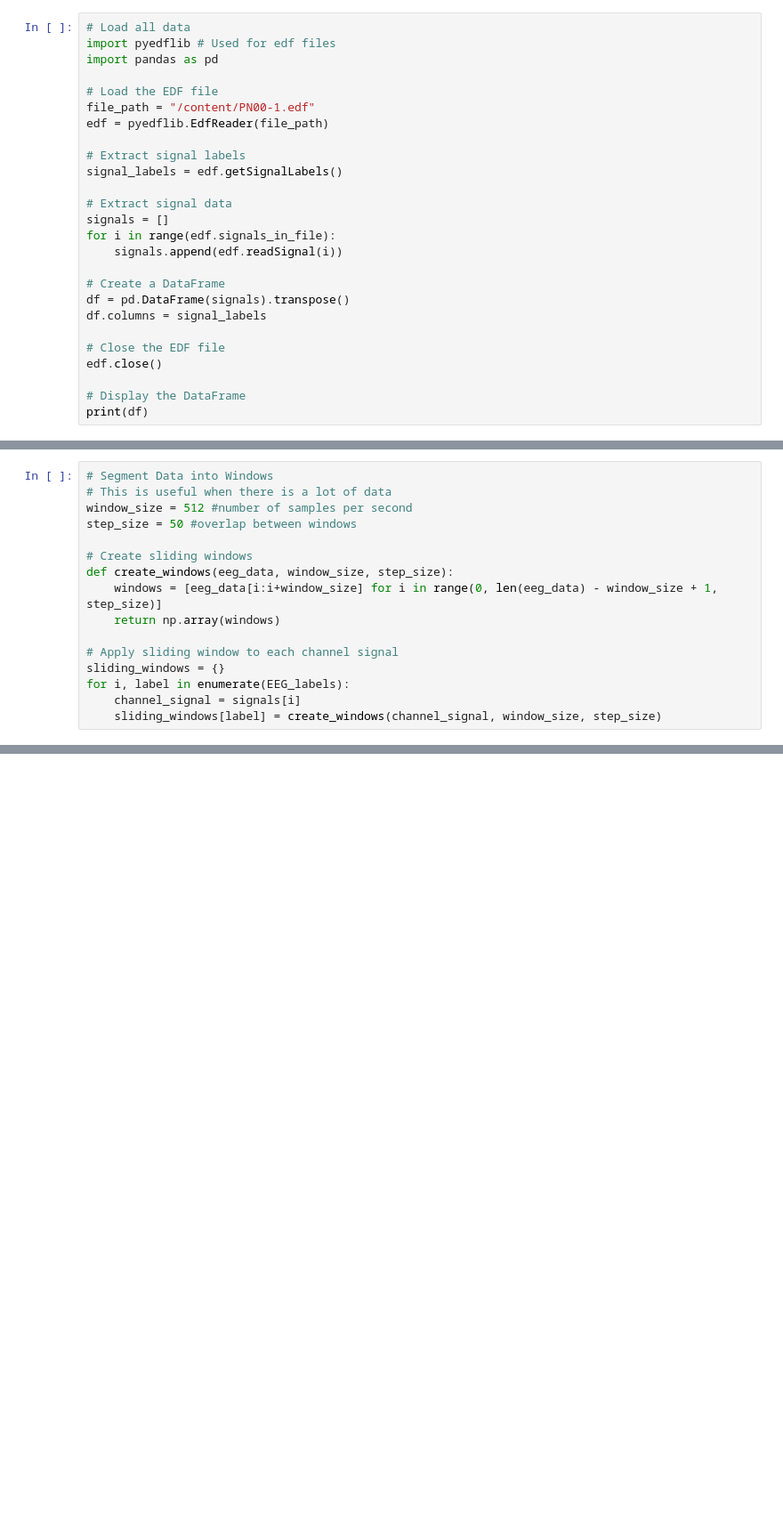
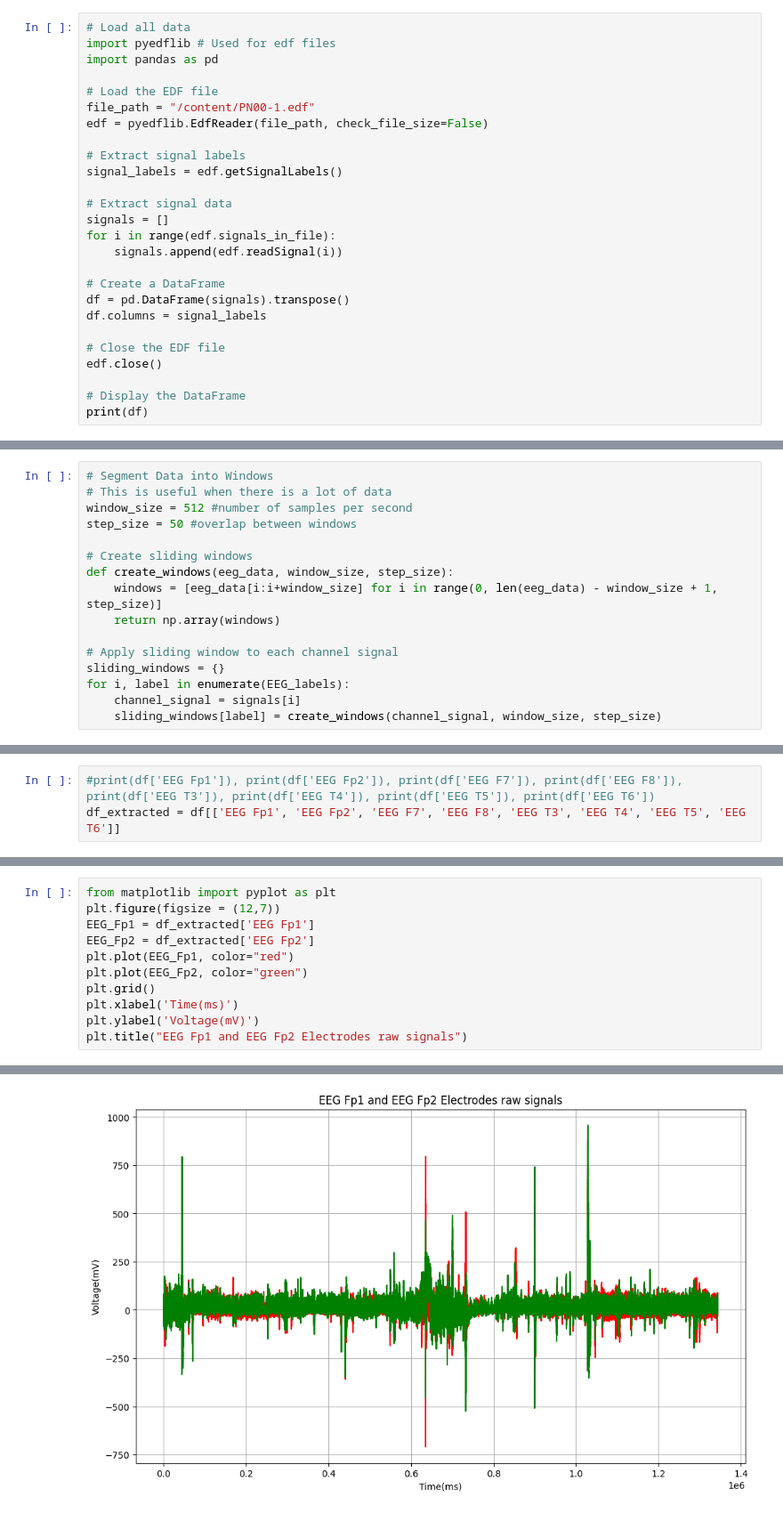
Before and after one commit to gmmanzo/Seizure-Detection, a Jupyter notebook: Seizure_Detection_Model.ipynb, the cells around one changed output, grey strips where cells are left out. Shown at 89% size. Drawn from its saved outputs; the diff is of its cells as text; blank space fills up the shorter version.

```diff
--- a/Seizure_Detection_Model.ipynb
+++ b/Seizure_Detection_Model.ipynb
@@ -51,7 +26,7 @@ import pandas as pd
 
 # Load the EDF file
 file_path = "/content/PN00-1.edf"
-edf = pyedflib.EdfReader(file_path)
+edf = pyedflib.EdfReader(file_path, check_file_size=False)
 
 # Extract signal labels
 signal_labels = edf.getSignalLabels()
@@ -224,0 +264,3 @@ print(df_features.head())
+# %%
+#print(df['EEG Fp1']), print(df['EEG Fp2']), print(df['EEG F7']), print(df['EEG F8']), print(df['EEG T3']), print(df['EEG T4']), print(df['EEG T5']), print(df['EEG T6'])
+df_extracted = df[['EEG Fp1', 'EEG Fp2', 'EEG F7', 'EEG F8', 'EEG T3', 'EEG T4', 'EEG T5', 'EEG T6']]
@@ -224,0 +283,12 @@ print(df_features.head())
+# %%
+from matplotlib import pyplot as plt
+plt.figure(figsize = (12,7))
+EEG_Fp1 = df_extracted['EEG Fp1']
+EEG_Fp2 = df_extracted['EEG Fp2']
+plt.plot(EEG_Fp1, color="red")
+plt.plot(EEG_Fp2, color="green")
+plt.grid()
+plt.xlabel('Time(ms)')
+plt.ylabel('Voltage(mV)')
+plt.title("EEG Fp1 and EEG Fp2 Electrodes raw signals")
+# %% [output]
@@ -224,0 +296 @@ print(df_features.head())
+[figure, added]
```
Also changed, not shown: parts of 14 cells of this notebook.
